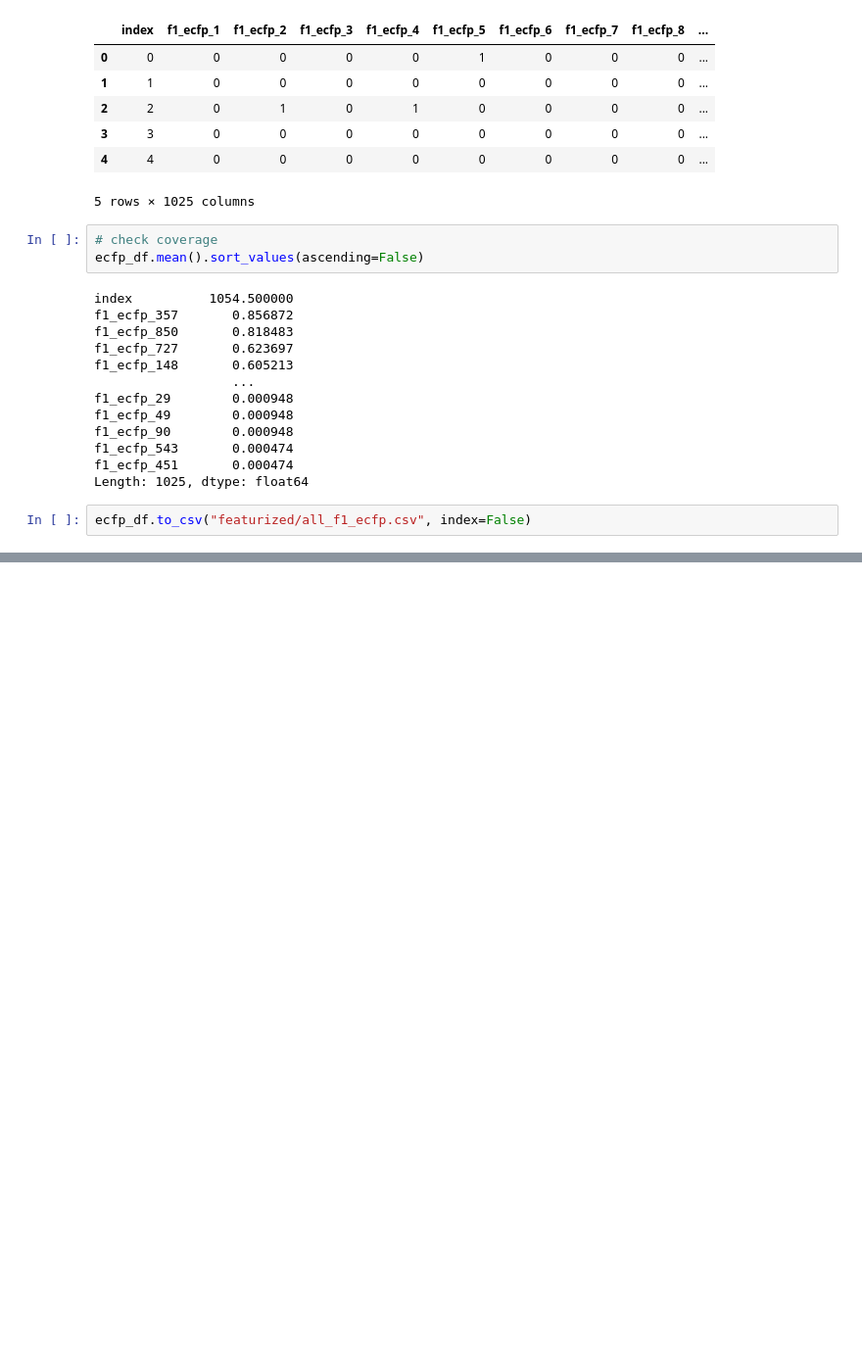
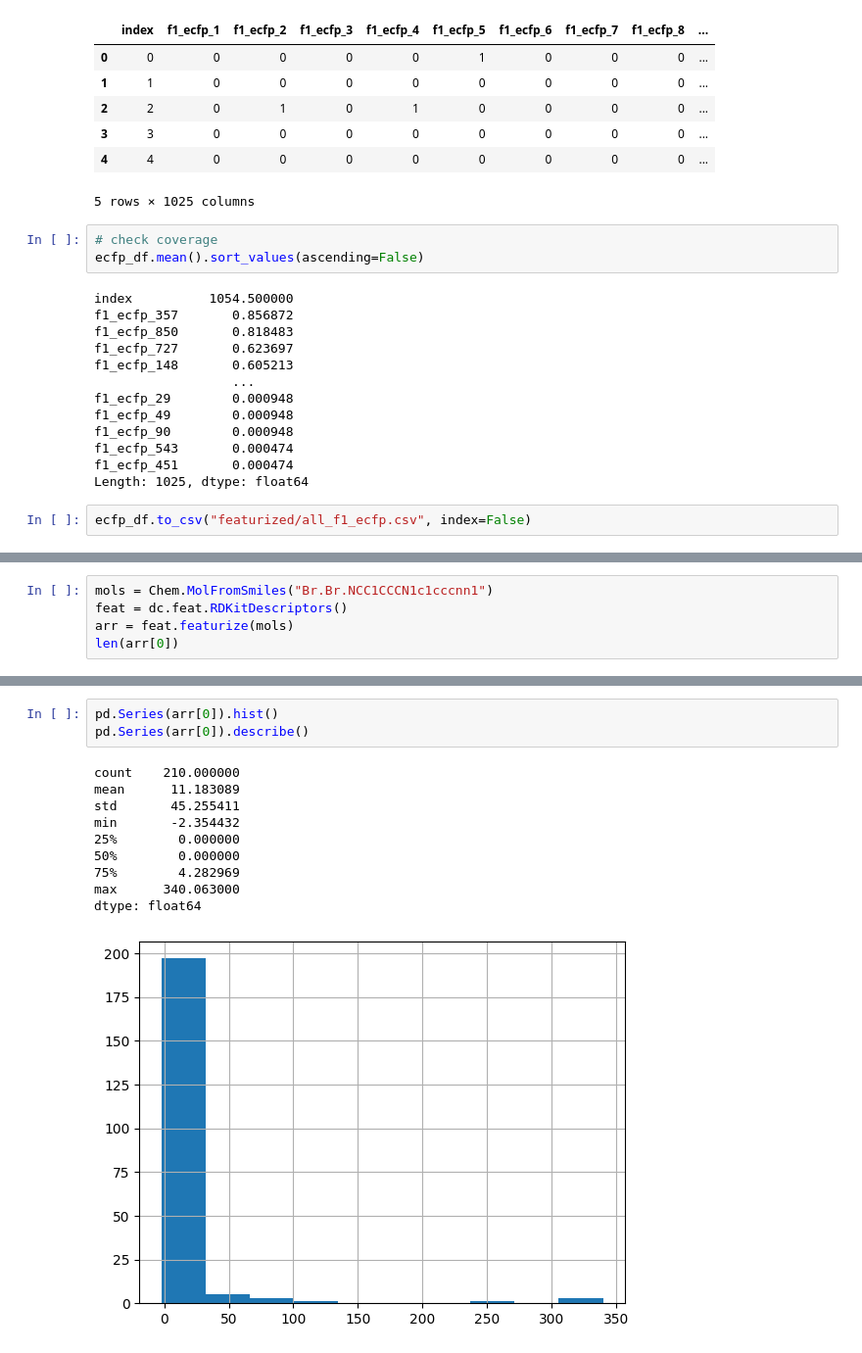
Before and after one commit to ongxuanhong/polar_duckdb_benchmarks, a Jupyter notebook: 03_featurizing_moleculars.ipynb, the cells around one changed output, grey strips where cells are left out. Shown: that part at 98% size. Drawn from its saved outputs; the diff is of its cells as text; blank space fills up the shorter version.

Commit message:
Calculate moleculars descriptor

```diff
--- a/03_featurizing_moleculars.ipynb
+++ b/03_featurizing_moleculars.ipynb
@@ -222,0 +266,5 @@ ecfp_df.to_csv("featurized/all_f1_ecfp.csv", index=False)
+# %%
+mols = Chem.MolFromSmiles("Br.Br.NCC1CCCN1c1cccnn1")
+feat = dc.feat.RDKitDescriptors()
+arr = feat.featurize(mols)
+len(arr[0])
@@ -222,0 +276,14 @@ ecfp_df.to_csv("featurized/all_f1_ecfp.csv", index=False)
+# %%
+pd.Series(arr[0]).hist()
+pd.Series(arr[0]).describe()
+# %% [output]
+count    210.000000
+mean      11.183089
+std       45.255411
+min       -2.354432
+25%        0.000000
+50%        0.000000
+75%        4.282969
+max      340.063000
+dtype: float64
+[figure, added]
```
Also changed, not shown: parts of 8 cells of this notebook, 1 other file.
